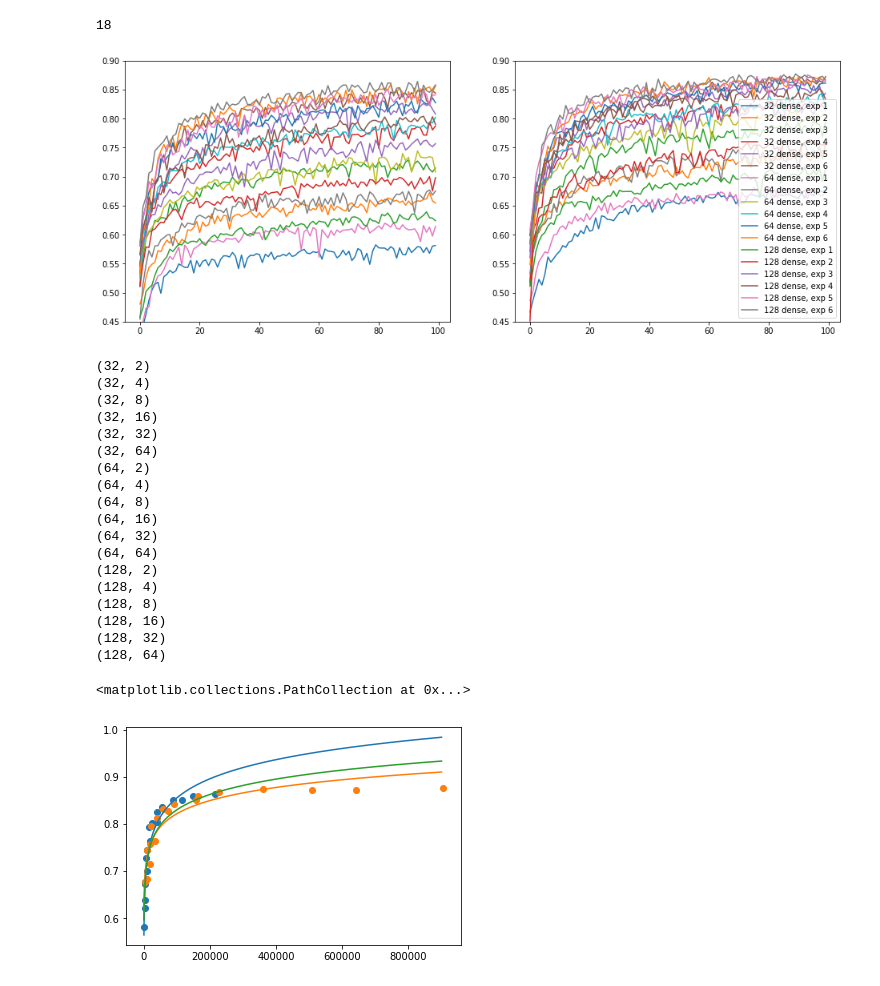
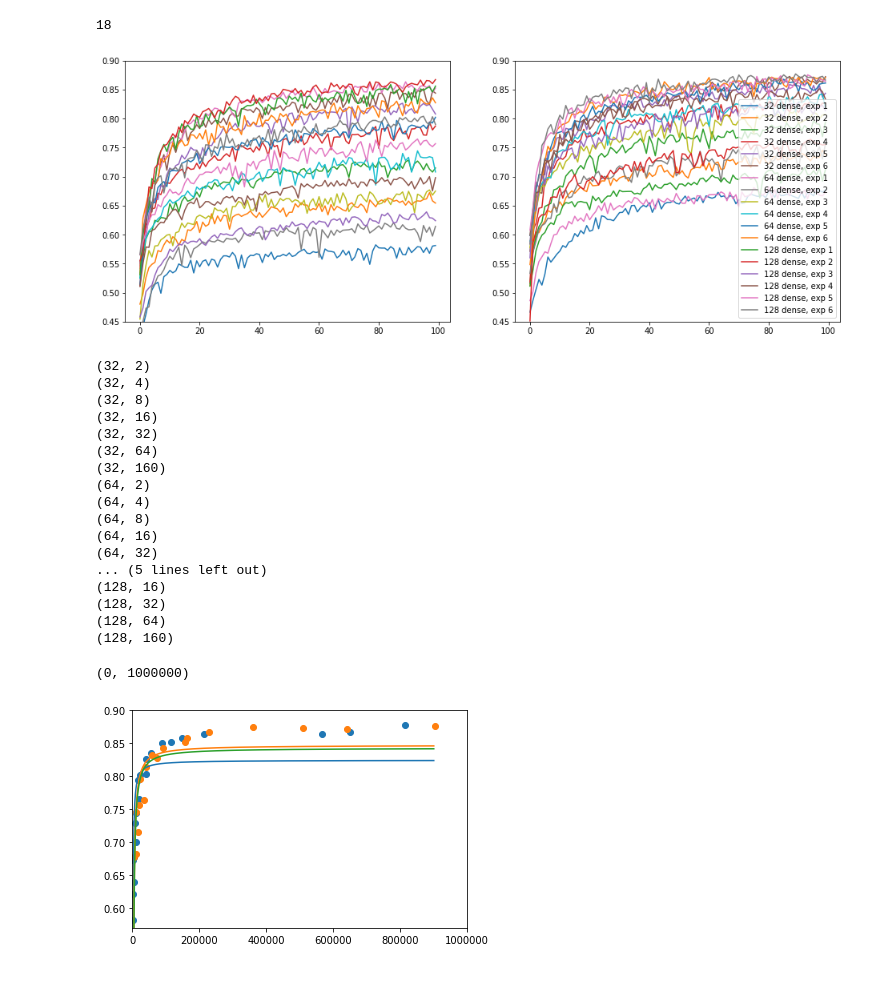
Before and after one commit to AlexStasik/UniquenessOfCNNLearning, a Jupyter notebook: code/cifar5_find_smallest_network.ipynb, the cells around one changed output. Cells and saved outputs as stored; diff of their text form; code cells hidden in the pictures.

```diff
--- a/code/cifar5_find_smallest_network.ipynb
+++ b/code/cifar5_find_smallest_network.ipynb
@@ -150,7 +150,7 @@ Epoch 2/100
 KeyboardInterrupt:
 # %%
 n_dense = [32, 64, 128]
-constant_filters = [2, 4, 8, 16, 32, 64]
+constant_filters = [2, 4, 8, 16, 32, 64, 160]
 exp_filters = [1, 2, 3, 4, 5, 6]
 
 constant_histories = []
@@ -179,7 +179,7 @@ ax[1].set_ylim(0.45, 0.9)
 plt.legend()
 plt.show()
 # %% [output]
-[figure, old version]
+[figure, new version]
 # %%
 def network_parameters(n_filters, n_dense):
     nchannels = [3] + copy.deepcopy(n_filters)
@@ -197,18 +197,17 @@ for h in constant_histories:
 (32, 16)
 (32, 32)
 (32, 64)
+(32, 160)
 (64, 2)
 (64, 4)
 (64, 8)
 (64, 16)
 (64, 32)
-(64, 64)
-(128, 2)
-(128, 4)
-(128, 8)
+... (5 lines left out)
 (128, 16)
 (128, 32)
 (128, 64)
+(128, 160)
 # %%
 const_params = []
 for h in constant_histories:
@@ -226,6 +225,10 @@ def log_func(x, a, b):
     return a*np.log(b*x)
 def linear_func(x, a, b):
     return a*x + b
+def inverse_exp_func(x, a, b):
+    return (a - np.exp(-b/x))
+# %%
+use_func = inverse_exp_func
 # %%
 x = np.array(const_params + exp_params)
 # %%
@@ -234,18 +237,20 @@ y = np.array(best_acc_const + best_acc_exp)
 x2, y2 = np.array(const_params), np.array(best_acc_const)
 x3, y3 = np.array(exp_params), np.array(best_acc_exp)
 # %%
-popt, pcov = curve_fit(log_func, x, y)
-popt2, pcov2 = curve_fit(log_func, x2, y2)
-popt3, pcov3 = curve_fit(log_func, x3, y3)
+popt, pcov = curve_fit(use_func, x, y)
+popt2, pcov2 = curve_fit(use_func, x2, y2)
+popt3, pcov3 = curve_fit(use_func, x3, y3)
 # %%
 xplot = np.linspace(700, 900000, 1000)
 # %%
-plt.plot(xplot, log_func(xplot, *popt2))
-plt.plot(xplot, log_func(xplot, *popt3))
-plt.plot(xplot, log_func(xplot, *popt))
+plt.plot(xplot, use_func(xplot, *popt2))
+plt.plot(xplot, use_func(xplot, *popt3))
+plt.plot(xplot, use_func(xplot, *popt))
 plt.scatter(x2, y2)
 plt.scatter(x3, y3)
+plt.ylim(0.57, 0.9)
+plt.xlim(0, 1000000)
 # %% [output]
-<matplotlib.collections.PathCollection at 0x...>
+(0, 1000000)
-[figure, old version]
+[figure, new version]
 # %%
```
Also changed, not shown: parts of 8 cells of this notebook, 2 other files.
